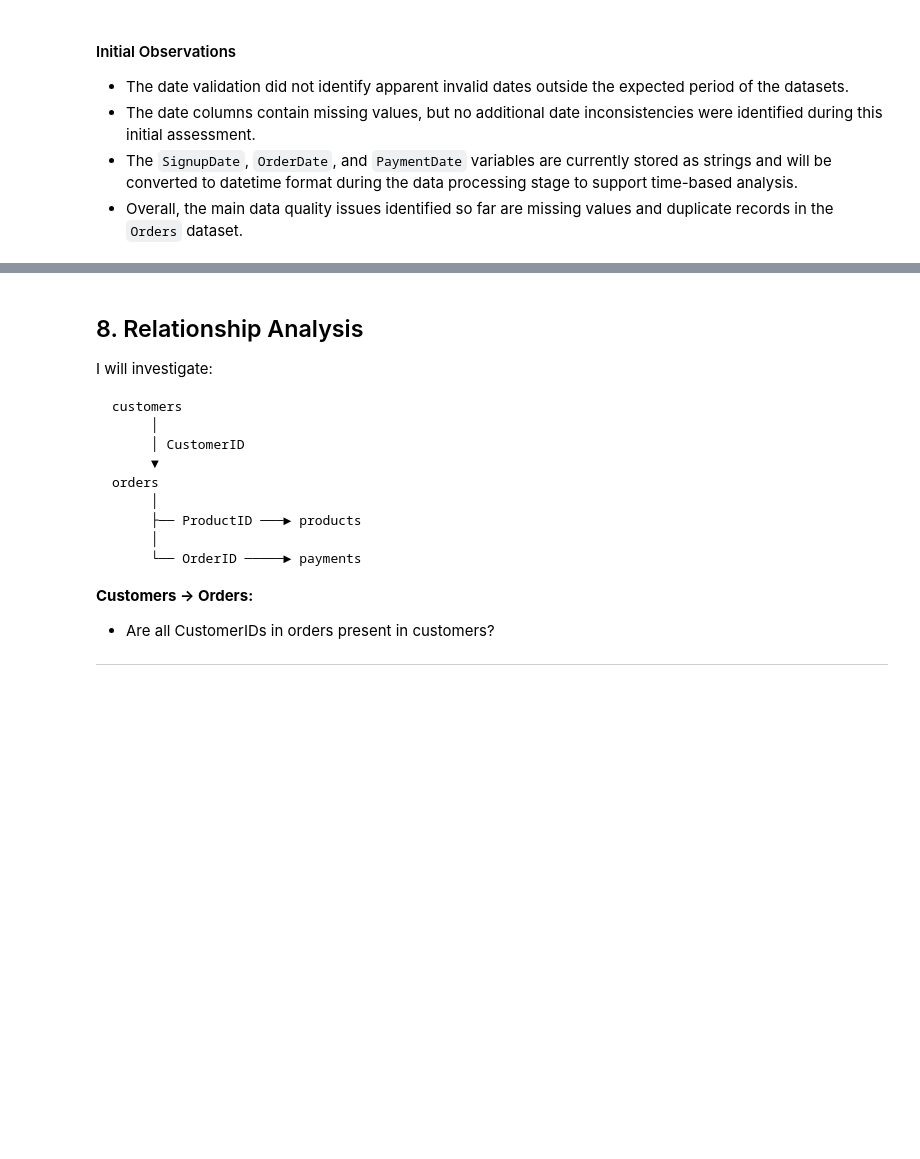
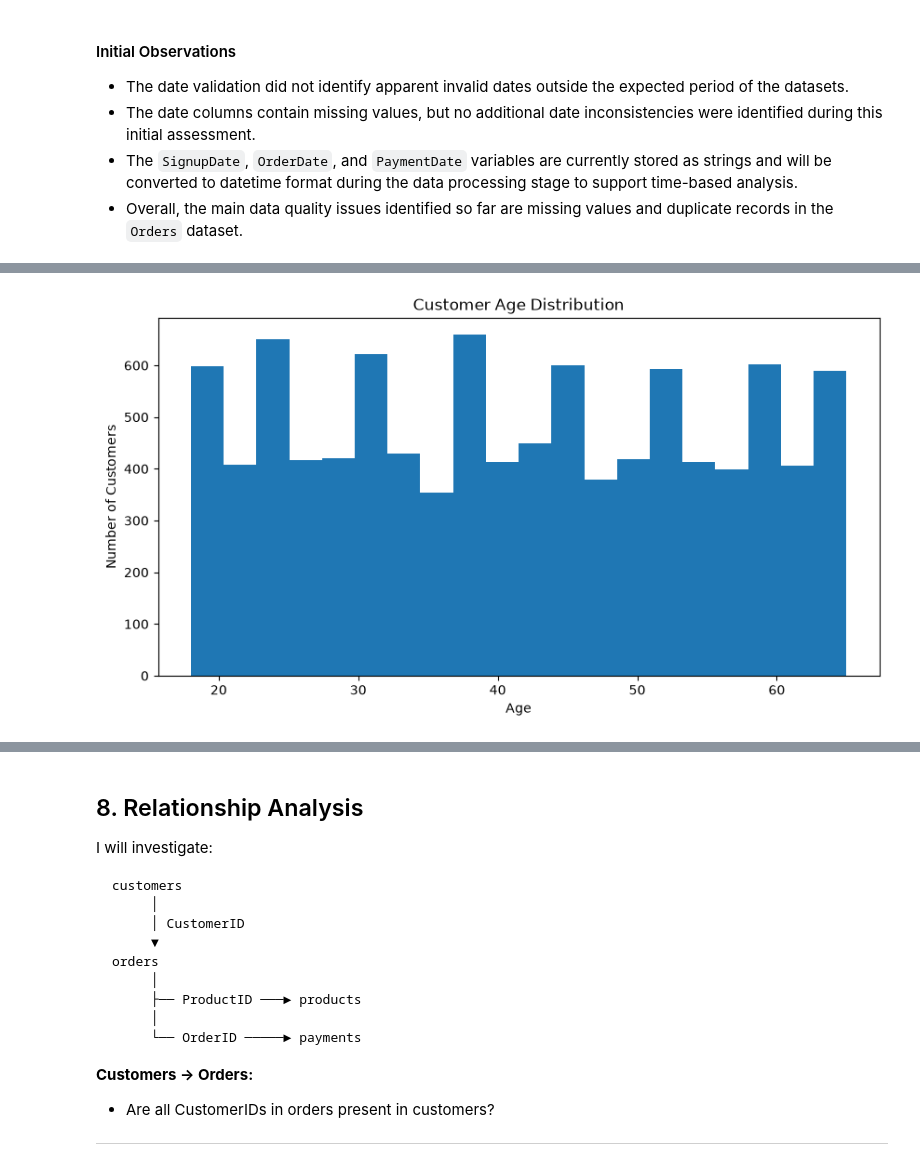
Before and after one commit to IsacFreitaas/ecommerce-business-analytics, a Jupyter notebook: notebooks/01_data_understanding.ipynb, the cells around one changed output, grey strips where cells are left out. Saved outputs shown, nothing was run; the diff lists cells and outputs as text; code cells hidden in the pictures; blank space fills up the shorter version.

```diff
--- a/notebooks/01_data_understanding.ipynb
+++ b/notebooks/01_data_understanding.ipynb
@@ -730,0 +759,15 @@ These findings provide an initial understanding of the main data quality conside
+# %%
+plt.figure(figsize=(10, 5))
+
+plt.hist(
+    customers["Age"].dropna(),
+    bins=20
+)
+
+plt.title("Customer Age Distribution")
+plt.xlabel("Age")
+plt.ylabel("Number of Customers")
+
+plt.show()
+# %% [output]
+[figure, added]
```
Also changed, not shown: parts of 43 cells of this notebook.
